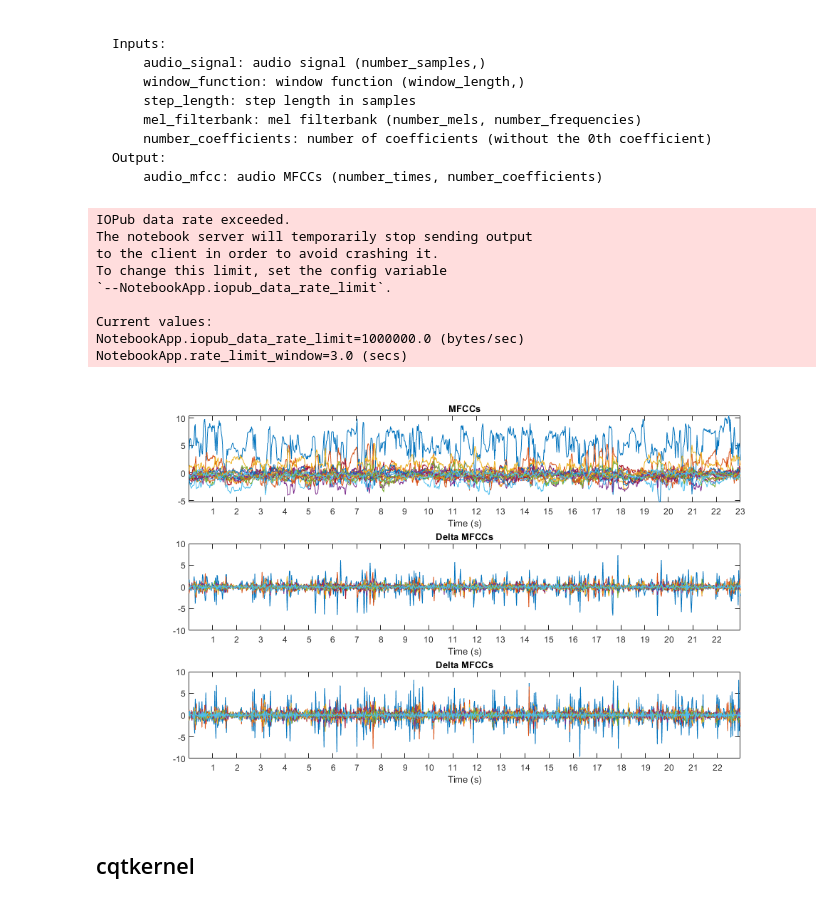
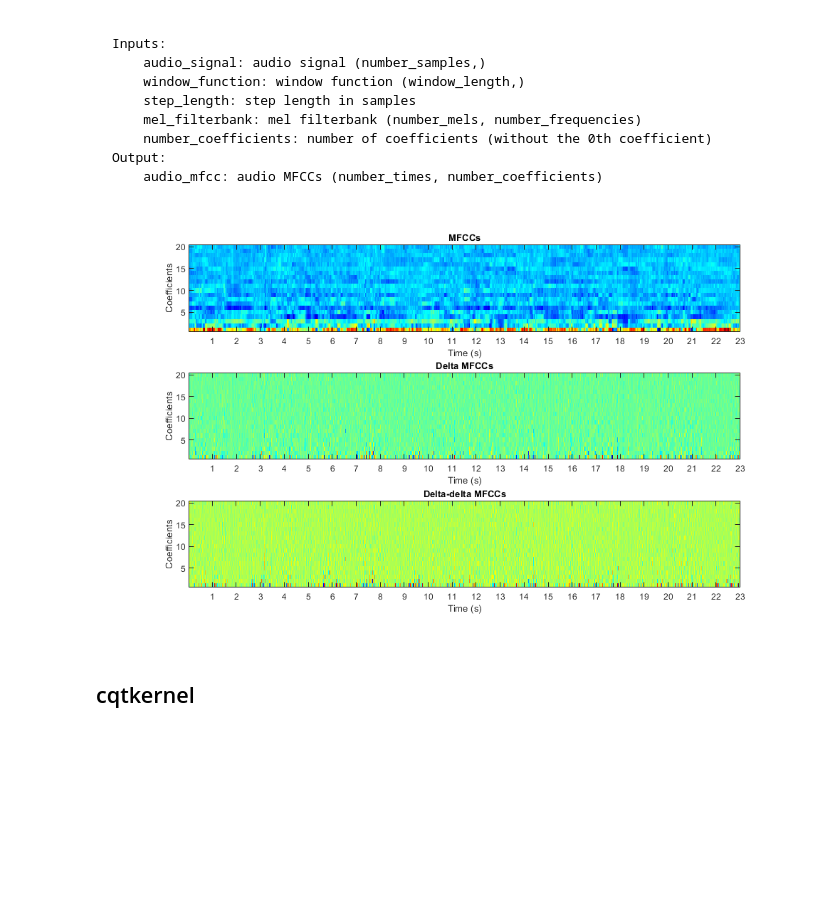
Before and after one commit to zafarrafii/Zaf-Matlab, a Jupyter notebook: examples.ipynb, the cells around one changed output. Cells and saved outputs as stored; diff of their text form; code cells hidden in the pictures; blank space fills up the shorter version.

Commit message:
Finished updating the mfcc function and example.

```diff
--- a/examples.ipynb
+++ b/examples.ipynb
@@ -255,42 +255,41 @@ Output:
 # %%
 %plot -s 1000,600
 
 % Read the audio signal with its sampling frequency in Hz, and average it over its channels
-[audio_signal,sampling_frequency] = audioread('audio_file.wav')
+[audio_signal,sampling_frequency] = audioread('audio_file.wav');
 audio_signal = mean(audio_signal,2);
 
-% Compute the MFCCs with a given number of filters and coefficients
-number_filters = 40;
+% Set the parameters for the Fourier analysis
+window_length = 2^nextpow2(0.04*sampling_frequency);
+window_function = hamming(window_length,'periodic');
+step_length = window_length/2;
+
+% Compute the mel filterbank
+number_mels = 40;
+mel_filterbank = zaf.melfilterbank(sampling_frequency,window_length,number_mels);
+
+% Compute the MFCCs using the filterbank
 number_coefficients = 20;
-audio_mfcc = zaf.mfcc(audio_signal,sampling_frequency,number_filters,number_coefficients);
+audio_mfcc = zaf.mfcc(audio_signal,window_function,step_length,mel_filterbank,number_coefficients);
 
 % Compute the delta and delta-delta MFCCs
 audio_dmfcc = diff(audio_mfcc,1,2);
 audio_ddmfcc = diff(audio_dmfcc,1,2);
 
 % Compute the time resolution for the MFCCs in number of time frames per second (~ sampling frequency for the MFCCs)
 time_resolution = sampling_frequency*size(audio_mfcc,2)/length(audio_signal);
 
 % Display the MFCCs, delta MFCCs, and delta-delta MFCCs in seconds
 xtick_step = 1;
 figure
 subplot(3,1,1)
-zaf.sigplot(audio_mfcc',time_resolution,xtick_step), title('MFCCs')
+zaf.mfccshow(audio_mfcc,length(audio_signal),sampling_frequency,xtick_step), title('MFCCs')
 subplot(3,1,2)
-zaf.sigplot(audio_dmfcc',time_resolution,xtick_step), title('Delta MFCCs')
+zaf.mfccshow(audio_dmfcc,length(audio_signal),sampling_frequency,xtick_step), title('Delta MFCCs')
 subplot(3,1,3)
-zaf.sigplot(audio_ddmfcc',time_resolution,xtick_step), title('Delta MFCCs')
+zaf.mfccshow(audio_ddmfcc,length(audio_signal),sampling_frequency,xtick_step), title('Delta-delta MFCCs')
 # %% [output]
-IOPub data rate exceeded.
-The notebook server will temporarily stop sending output
-to the client in order to avoid crashing it.
-To change this limit, set the config variable
-`--NotebookApp.iopub_data_rate_limit`.
-
-Current values:
-NotebookApp.iopub_data_rate_limit=1000000.0 (bytes/sec)
-NotebookApp.rate_limit_window=3.0 (secs)
-[figure, old version]
+[figure, new version]
 # %% [markdown]
 ## <a id="cqtkernel"></a>cqtkernel
 # %% [markdown]
```
Also changed, not shown: 2 other files.
